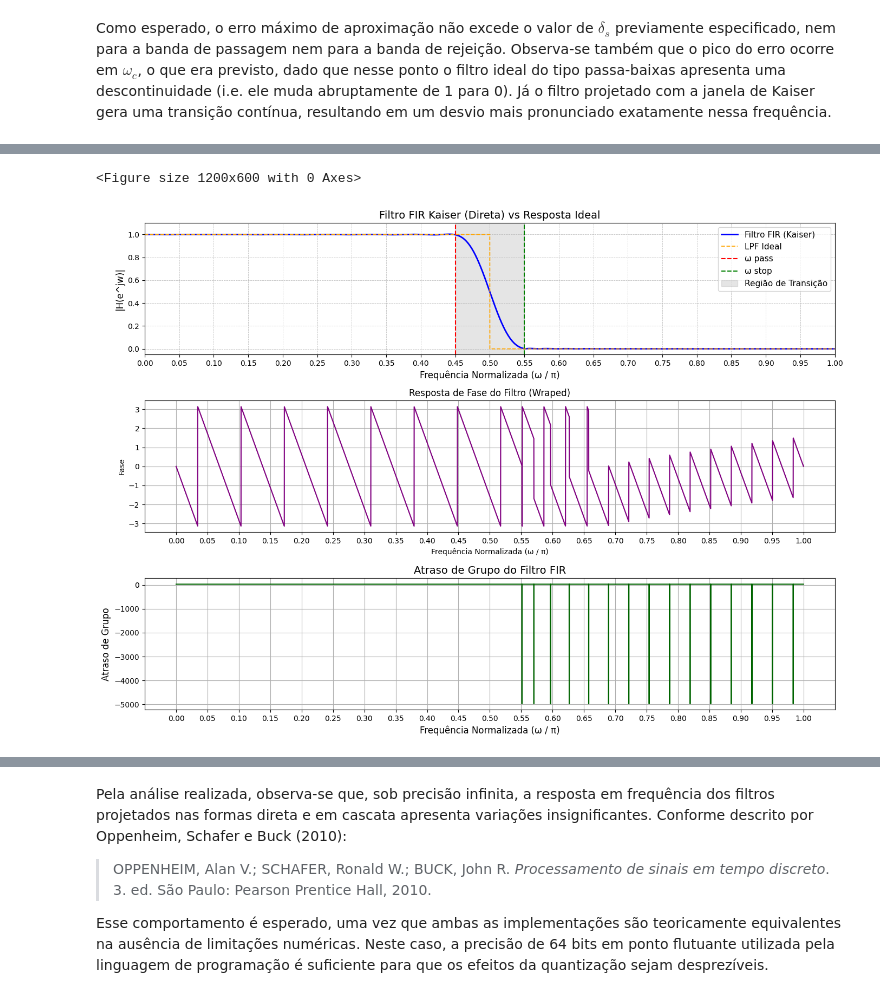
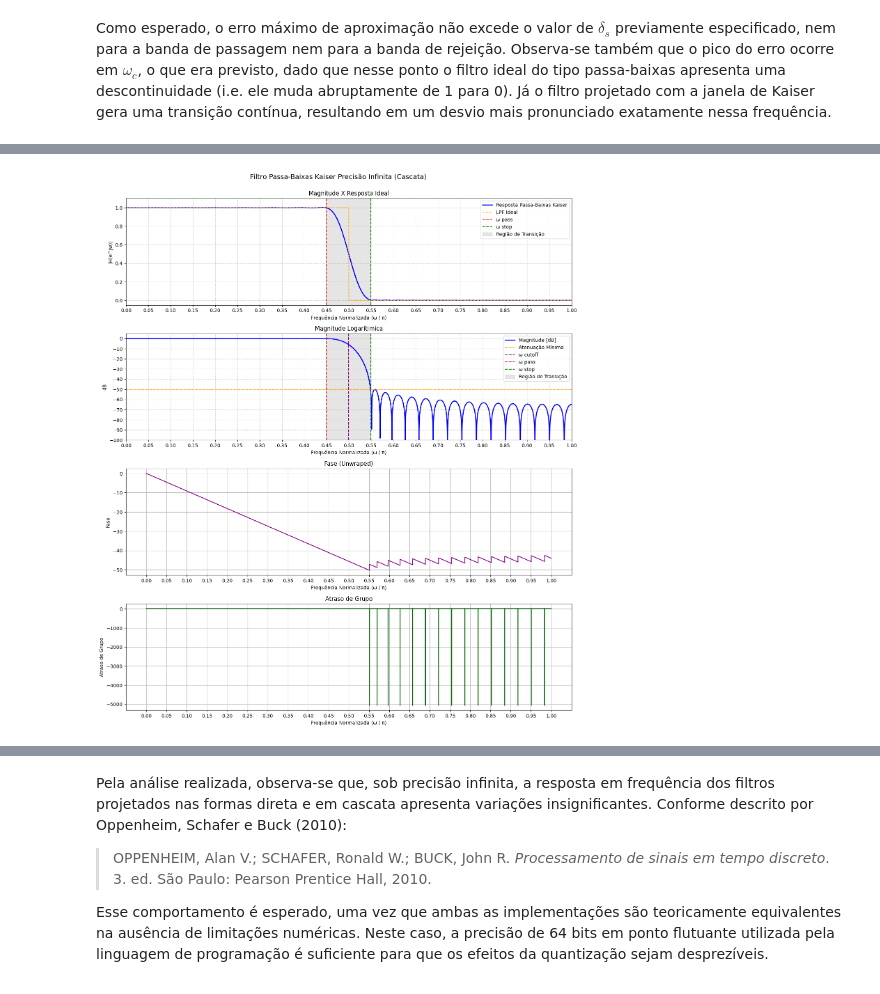
Before and after one commit to miguelmota2301/Butterworth-Bilinear-Filter, a Jupyter notebook: AVA_PDS_RodrigoFreitas_MiguelFeliciano.ipynb, the cells around one changed output, grey strips where cells are left out. Cells and saved outputs as stored; diff of their text form; code cells hidden in the pictures.

```diff
--- a/AVA_PDS_RodrigoFreitas_MiguelFeliciano.ipynb
+++ b/AVA_PDS_RodrigoFreitas_MiguelFeliciano.ipynb
@@ -120,12 +120,12 @@ plt.show()
 # %% [markdown]
 Como esperado do filtro passa-baixas (tipo I) projetado, a resposta ao impulso do filtro projetado se aproxima de uma função sinc, com comprimento $M + 1$, com simetria par e centrada em $M/2$
 # %%
-omega_direct, response_direct = freqz(fir_direct, worN=10000)       # Calcula resposta do filtro na forma direta
+omega_direct, response_direct = freqz(fir_direct, worN=10192)       # Calcula resposta do filtro na forma direta
 omega_direct_norm = omega_direct / pi                               # Normaliza a frequência para o intervalo [0, 1]
 fir_direct_mag = abs(response_direct)                               # |H(e^jw)|
 response_direct_dB = 20 * log10(abs(response_direct))               # Resposta em dB
-phase_direct = angle(response_direct)                               # Fase desembrulhada
-group_delay_direct = -gradient(unwrap(phase_direct), omega_direct)  # Atraso de grupo
+phase_direct = unwrap(angle(response_direct))                       # Fase unwraped
+group_delay_direct = -gradient(phase_direct, omega_direct)          # Atraso de grupo
 # %%
 # Cria um filtro passa-baixas ideal para comparação e cálculo de erro
 lpf_ideal = where(omega_direct_norm <= w_cutoff / pi, 1.0, 0.0)
@@ -264,10 +263,10 @@ Como esperado, o erro máximo de aproximação não excede o valor de $\delta_s$
 # Constrói o filtro usando a forma em cascata
 fir_cascade = tf2sos(fir_direct, [1.0])
 
-omega_cascade, response_cascade = sosfreqz(fir_cascade, worN=10000)   # Calcula resposta do filtro em cascata
+omega_cascade, response_cascade = sosfreqz(fir_cascade, worN=10192)   # Calcula resposta do filtro em cascata
 omega_cascade_norm = omega_cascade / pi                               # Normaliza a frequência para o intervalo [0, 1]
 
 fir_cascade_mag = abs(response_cascade)                               # |H(e^jw)|
 response_cascade_dB = 20 * log10(abs(response_cascade))               # Resposta em dB
-phase_cascade = angle(response_cascade)                               # Fase desembrulhada
-group_delay_cascade = -gradient(unwrap(phase_cascade), omega_cascade) # Atraso de grupo
+phase_cascade = unwrap(angle(response_cascade))                       # Fase desembrulhada
+group_delay_cascade = -gradient(phase_cascade, omega_cascade)         # Atraso de grupo
@@ -274,39 +276,56 @@ group_delay_cascade = -gradient(unwrap(phase_cascade), omega_cascade) # Atraso d
 # %%
-plt.figure(figsize=(12, 6))
-
-fig, axes = plt.subplots(3, 1, figsize=(14, 10)) # Aumentei um pouco o tamanho
+fig, axes = plt.subplots(4, 1, figsize=(14, 16))
 
 # Gráfico 1: |H(e^jw)|
-axes[0].plot(omega_cascade_norm, fir_cascade_mag, label="Filtro FIR (Kaiser)", color='blue', linewidth=2)
+axes[0].plot(omega_cascade_norm, fir_cascade_mag, label="Resposta Passa-Baixas Kaiser", color='blue', linewidth=2)
 axes[0].plot(omega_cascade_norm, lpf_ideal, color="orange", linestyle="--", linewidth=1.3, label="LPF Ideal")
+axes[0].set_title('Magnitude X Resposta Ideal')
+axes[0].set_xlabel('Frequência Normalizada (ω / π)')
+axes[0].set_ylabel('|H(e^jw)|')
+axes[0].set_xticks(arange(0, 1.05, 0.05))
+axes[0].set_xlim(0, 1.0)
+axes[0].set_ylim(-0.05, 1.1)
 axes[0].axvline(0.45, color='red', linestyle='--', linewidth=1.5, label='ω pass')
 axes[0].axvline(0.55, color='green', linestyle='--', linewidth=1.5, label='ω stop')
 axes[0].axvspan(0.45, 0.55, color='gray', alpha=0.2, label="Região de Transição")
-axes[0].set_title('Filtro FIR Kaiser (Direta) vs Resposta Ideal', fontsize=14)
-axes[0].set_xlabel('Frequência Normalizada (ω / π)', fontsize=12)
-axes[0].set_ylabel('|H(e^jw)|', fontsize=12)
 axes[0].grid(True, which='both', linestyle='--', linewidth=0.6, alpha=0.8)
-axes[0].legend(fontsize=11)
-axes[0].set_xticks(arange(0, 1.05, 0.05))
-axes[0].set_xlim(0, 1.0)
-axes[0].set_ylim(-0.05, 1.1)
+axes[0].legend()
+
+# Gráfico 2: Ganho em dB
+axes[1].plot(omega_cascade_norm, response_cascade_dB, color='blue', linewidth=2, label='Magnitude [dB]')
+axes[1].set_title('Magnitude Logarítimica')
+axes[1].set_xlabel('Frequência Normalizada (ω / π)')
+axes[1].set_ylabel('dB')
+axes[1].set_xticks(arange(0, 1.05, 0.05))
+axes[1].set_yticks(arange(-100, 10, 10))
+axes[1].set_ylim(-100, 5)
+axes[1].set_xlim(0, 1.0)
+axes[1].axhline(-50, color='orange', linestyle='--', linewidth=1.5, label='Atenuação Mínima')
+axes[1].axvline(0.50, color='purple', linestyle='--', linewidth=1.5, label='ω cutoff')
+axes[1].axvline(0.45, color='red', linestyle='--', linewidth=1.5, label='ω pass')
+axes[1].axvline(0.55, color='green', linestyle='--', linewidth=1.5, label='ω stop')
+axes[1].axvspan(0.45, 0.55, color='gray', alpha=0.2, label="Região de Transição")
+axes[1].grid(True, which='both', linestyle=':', linewidth=0.8)
+axes[1].legend()
+
 
 # Gráfico 2: Fase
-axes[1].plot(omega_cascade_norm, phase_cascade, color='purple')
-axes[1].set_title('Resposta de Fase do Filtro (Wraped)')
-axes[1].set_xlabel('Frequência Normalizada (ω / π)')
-axes[1].set_ylabel('Fase')
-axes[1].set_xticks(arange(0, 1.05, 0.05))
-axes[1].grid(True)
-
-# Gráfico 3: Atraso de Grupo
-axes[2].plot(omega_cascade_norm, group_delay_cascade, color='darkgreen')
-axes[2].set_title('Atraso de Grupo do Filtro FIR', fontsize=14)
-axes[2].set_xlabel('Frequência Normalizada (ω / π)', fontsize=12)
-axes[2].set_ylabel('Atraso de Grupo', fontsize=12)
+axes[2].plot(omega_cascade_norm, phase_cascade, color='purple')
+axes[2].set_title('Fase (Unwraped)')
+axes[2].set_xlabel('Frequência Normalizada (ω / π)')
+axes[2].set_ylabel('Fase')
 axes[2].set_xticks(arange(0, 1.05, 0.05))
 axes[2].grid(True)
 
-plt.tight_layout() # Adiciona um pouco de preenchimento
+# Gráfico 3: Atraso de Grupo
+axes[3].plot(omega_cascade_norm, group_delay_cascade, color='darkgreen')
+axes[3].set_title('Atraso de Grupo')
+axes[3].set_xlabel('Frequência Normalizada (ω / π)')
+axes[3].set_ylabel('Atraso de Grupo')
+axes[3].set_xticks(arange(0, 1.05, 0.05))
+axes[3].grid(True)
+
+plt.suptitle('Filtro Passa-Baixas Kaiser Precisão Infinita (Cascata)', fontsize=14, y=1.0001)
+plt.tight_layout()
 plt.show()
 # %% [output]
@@ -314,2 +332 @@ ValueError: x and y must have same first dimension, but have shapes (10000,) and
-<Figure size 1200x600 with 0 Axes>
-[figure, old version]
+[figure, new version]
```
Also changed, not shown: parts of 16 cells of this notebook.
